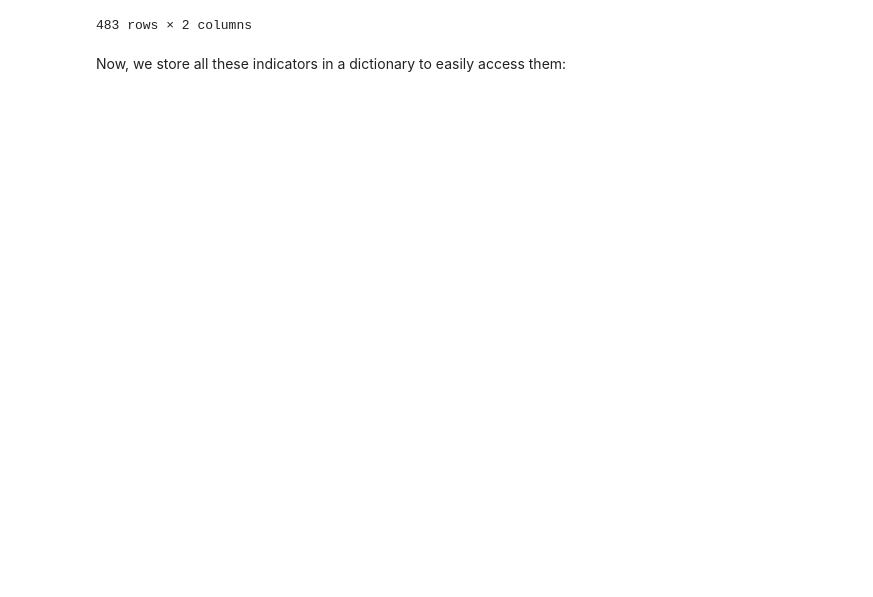
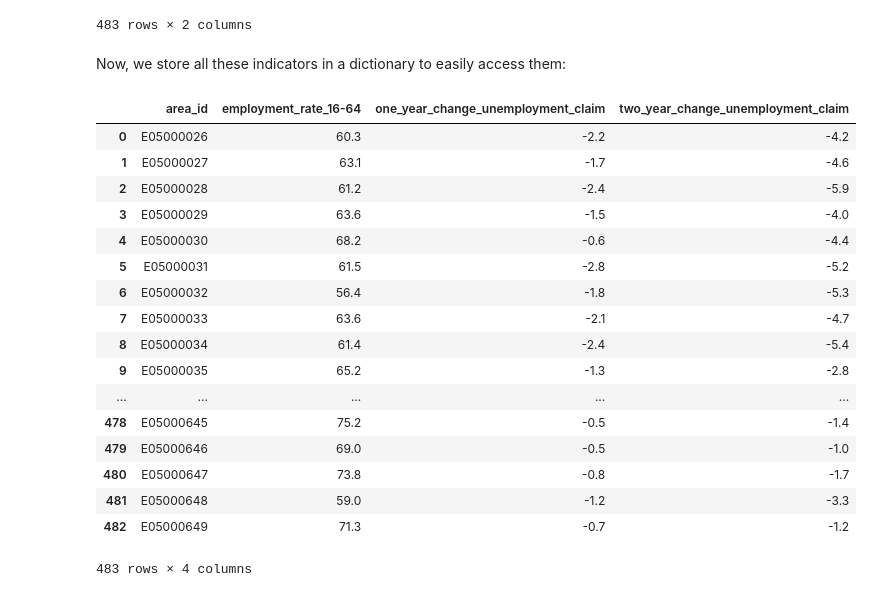
Before and after one commit to epfl-ada/ada-2020-project-milestone-p3-p3_datasurferz, a Jupyter notebook: p4.ipynb, the cells around one changed output. Drawn from its saved outputs; the diff is of its cells as text; code cells hidden in the pictures; blank space fills up the shorter version.

```diff
--- a/p4.ipynb
+++ b/p4.ipynb
@@ -502,3 +578,24 @@ meta_data_indicators = {'Housing': housing, 'Income': income, 'Jobs': jobs, 'Com
                        'Work_Life_Balance': work_life_balance}
 # %%
 #Now we need to figure out how to score each indicator
+# %%
+jobs
+# %% [output]
+|  | area_id | employment_rate_16-64 | one_year_change_unemployment_claim | two_year_change_unemployment_claim |
+| 0 | E05000026 | 60.3 | -2.2 | -4.2 |
+| 1 | E05000027 | 63.1 | -1.7 | -4.6 |
+| 2 | E05000028 | 61.2 | -2.4 | -5.9 |
+| 3 | E05000029 | 63.6 | -1.5 | -4.0 |
+| 4 | E05000030 | 68.2 | -0.6 | -4.4 |
+| 5 | E05000031 | 61.5 | -2.8 | -5.2 |
+| 6 | E05000032 | 56.4 | -1.8 | -5.3 |
+| 7 | E05000033 | 63.6 | -2.1 | -4.7 |
+| 8 | E05000034 | 61.4 | -2.4 | -5.4 |
+| 9 | E05000035 | 65.2 | -1.3 | -2.8 |
+| ... | ... | ... | ... | ... |
+| 478 | E05000645 | 75.2 | -0.5 | -1.4 |
+| 479 | E05000646 | 69.0 | -0.5 | -1.0 |
+| 480 | E05000647 | 73.8 | -0.8 | -1.7 |
+| 481 | E05000648 | 59.0 | -1.2 | -3.3 |
+| 482 | E05000649 | 71.3 | -0.7 | -1.2 |
+483 rows × 4 columns
```
Also changed, not shown: parts of 23 cells of this notebook.
